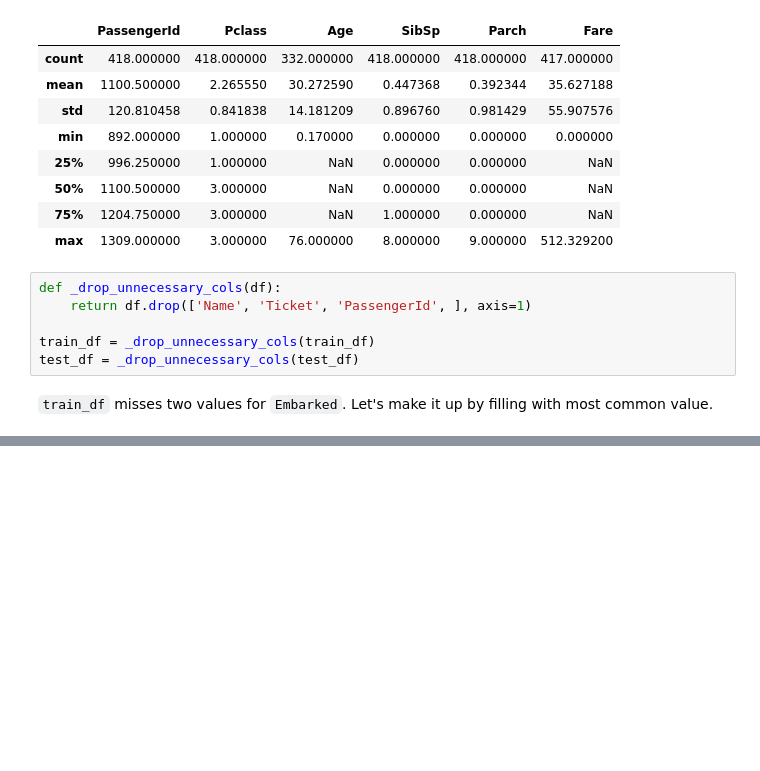
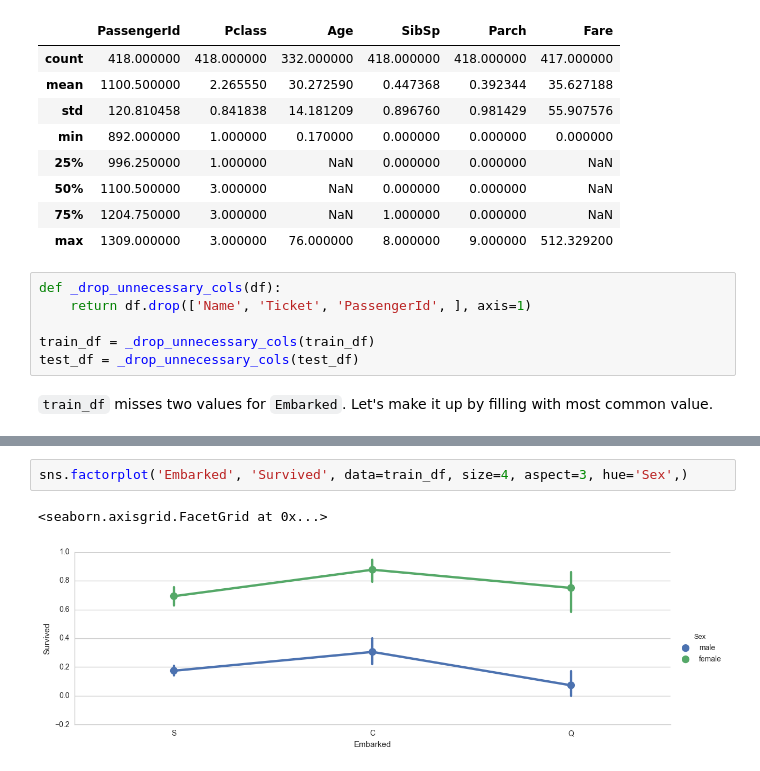
Before and after one commit to tjwudi/datasci, a Jupyter notebook: titanic/Titanic Deep Dive.ipynb, the cells around one changed output, grey strips where cells are left out. Saved outputs shown, nothing was run; the diff lists cells and outputs as text; blank space fills up the shorter version.

```diff
--- a/titanic/Titanic Deep Dive.ipynb
+++ b/titanic/Titanic Deep Dive.ipynb
@@ -100,0 +106,5 @@ After fill in
+# %%
+sns.factorplot('Embarked', 'Survived', data=train_df, size=4, aspect=3, hue='Sex',)
+# %% [output]
+<seaborn.axisgrid.FacetGrid at 0x...>
+[figure, added]
```
Also changed, not shown: parts of 2 cells of this notebook, 1 other file.
